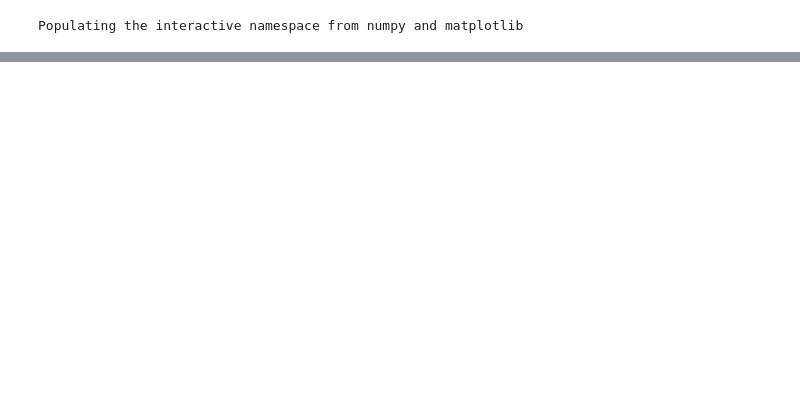
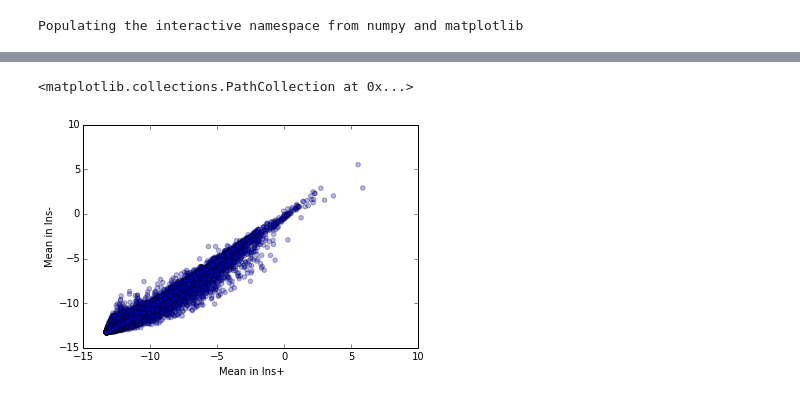
Before and after one commit to indrops/indrops, a Jupyter notebook: notebooks/Untitled0.ipynb, the cells around one changed output, grey strips where cells are left out. Drawn from its saved outputs; the diff is of its cells as text; code cells hidden in the pictures; blank space fills up the shorter version.

```diff
--- a/notebooks/Untitled0.ipynb
+++ b/notebooks/Untitled0.ipynb
@@ -39,0 +71,19 @@ ax.scatter(means, var/means)
+# %%
+med_ins = cells_tpt.ix['INS'].median()
+high_ins_ix = cells_tpt.ix['INS']>med_ins
+low_ins_ix = cells_tpt.ix['INS']<med_ins
+
+high_ins = np.log2(genes_tpt[high_ins_ix]+0.0001).mean()
+low_ins = np.log2(genes_tpt[low_ins_ix]+0.0001).mean()
+
+ax = plt.subplot(111, xscale='linear', yscale='linear',
+#     xlim=[10**3, 10**5], ylim=[10**2.5, 10**4.5],
+    xlabel='Mean in Ins+', ylabel='Mean in Ins-')
+
+# ax.plot([10**-6, 10**2],[10**-6, 10**2], 'k--')
+# ax.plot([10**-6, 10**2],[10**-7, 10**1], 'r--')
+# ax.plot([10**-6, 10**2],[10**-6, 10**2], 'k--')
+ax.scatter(high_ins, low_ins, alpha=0.3)
+# %% [output]
+<matplotlib.collections.PathCollection at 0x...>
+[figure, added]
```
Also changed, not shown: parts of 25 cells of this notebook, 6 other files.
